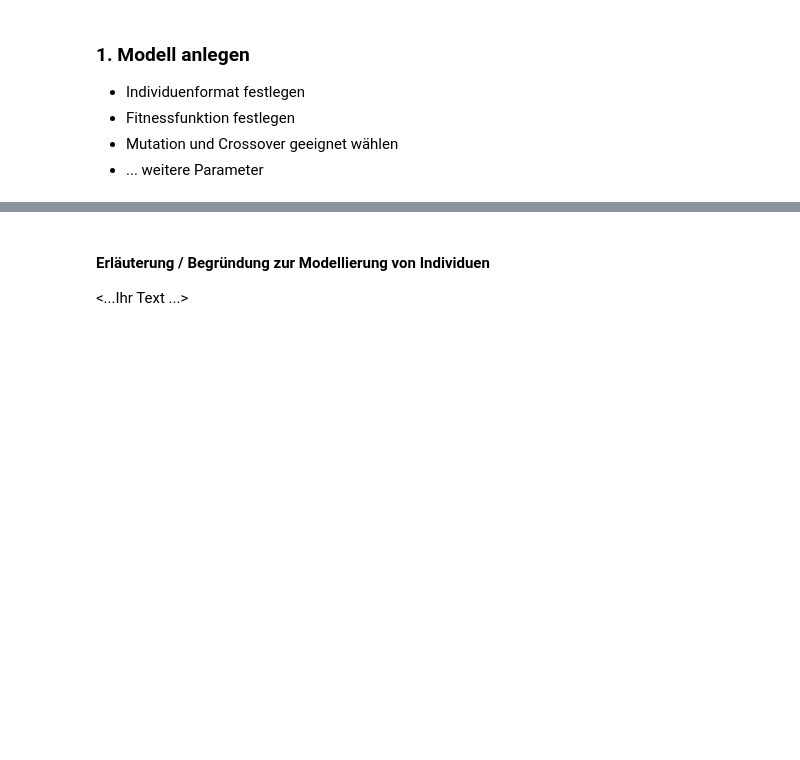
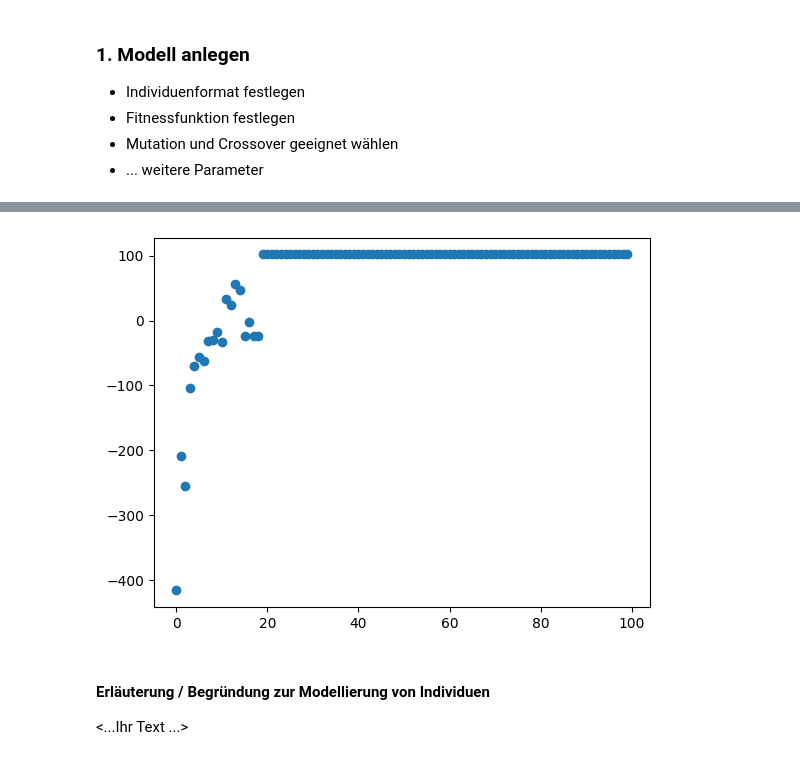
Before and after one commit to timteller/kuenstliche_intelligenz, a Jupyter notebook: Assignment_Evolution_CSP.ipynb, the cells around one changed output, grey strips where cells are left out. Drawn from its saved outputs; the diff is of its cells as text; code cells hidden in the pictures; blank space fills up the shorter version.

```diff
--- a/Assignment_Evolution_CSP.ipynb
+++ b/Assignment_Evolution_CSP.ipynb
@@ -129,6 +131,7 @@ from deap import algorithms, base, creator, tools
 # Individuum definieren
 # Ihr Code
 
+print(schedule)
 print_schedule(schedule)
 
 def clac_unfairness(scores_by_study_program):
@@ -136,7 +139,7 @@ def clac_unfairness(scores_by_study_program):
     var = np.var(vals)
     return var
 
-def clac_fittnes(schedule,week_number,configuration):
+def calc_fittnes(schedule,week_number,configuration):
     day_num = len(configuration['days'])
     room_num = 2
     slot_num = len(configuration['time_slots'])
@@ -191,7 +194,7 @@ def clac_fittnes(schedule,week_number,configuration):
             prev_slot = schedule[day][prev_key]
             slot = schedule[day][key]
             for k in range(0,room_num):
-                if(prev_slot[k] == slot[k]):
+                if(slot[k] in prev_slot):
                     consecutive_popularity_scores_by_study_program[slot[k]] += course_consecutive_popularity
 
     for day in schedule:
@@ -214,7 +217,7 @@ def clac_fittnes(schedule,week_number,configuration):
         if courses_per_program[study_program] <= 1:
             del parallel_popularity_scores_by_study_program[study_program]
 
-    print(parallel_popularity_scores_by_study_program)
+    # print(parallel_popularity_scores_by_study_program)
     # print(consecutive_popularity_scores_by_study_program)
     # print(day_popularity_scores_by_study_program)
     # print(slot_popularity_scores_by_study_program)
@@ -224,7 +227,7 @@ def clac_fittnes(schedule,week_number,configuration):
     unfairness_day_popularity_scores = clac_unfairness(day_popularity_scores_by_study_program)
     unfairness_slot_popularity_scores = clac_unfairness(slot_popularity_scores_by_study_program)
 
-    print(unfairness_parallel_popularity_scores)
+    # print(unfairness_parallel_popularity_scores)
     # print(unfairness_consecutive_popularity_scores)
     # print(unfairness_day_popularity_scores)
     # print(unfairness_slot_popularity_scores)
@@ -246,9 +249,90 @@ def clac_fittnes(schedule,week_number,configuration):
                     -   unproportional_slots_penalty
     #TODO:          -   PENALTY_FOR_LATE_EARY_SLOTS
     #TODO:          -   PENALTY_FOR_NOT_A_SLOT_EVERY_DAY
-    print(total_score)
+    # print(total_score)
     return total_score
 
 # print(schedule)
-clac_fittnes(schedule,week_number,configuration)
+
+
+
+def mutate_schedule(schedule, mutation_probability=0.2):
+    room_num = 2
+    new_schedule = deepcopy(schedule)
+    all_positions = [
+        (day, slot, room)
+        for day in new_schedule
+        for slot in new_schedule[day]
+        for room in range(room_num)
+    ]
+
+    if random.random() < mutation_probability:
+        pos1, pos2 = random.sample(all_positions, 2)
+
+        d1, s1, r1 = pos1
+        d2, s2, r2 = pos2
+
+        # Swap
+        new_schedule[d1][s1][r1], new_schedule[d2][s2][r2] = \
+            new_schedule[d2][s2][r2], new_schedule[d1][s1][r1]
+
+    return new_schedule
+
+def crossover_schedules(parent1, parent2):
+    child1 = deepcopy(parent1)
+    child2 = deepcopy(parent2)
+
+    days = list(parent1.keys())
+    crossover_day = random.choice(days)
+
+    # Austausch ab crossover_day
+    switch = False
+    for day in days:
+        if day == crossover_day:
+            switch = True
+        if switch:
+            child1[day], child2[day] = deepcopy(parent2[day]), deepcopy(parent1[day])
+
+    return child1, child2
+
+generations_range = range(0,100)
+best_scores = []
+popilation_size = 100
+population = []
+population_scores = []
+week_number = 2  # Zum Beispiel die erste Prüfungswoche
+for i in range(0,popilation_size):
+    schedule = random_assign_timeslots(week_number, configuration)
+    population.append(schedule)
+    population_scores.append(calc_fittnes(schedule,week_number,configuration))
+
+
+
+best_schedule = None
+for i in generations_range:
+    # Population nach Fitness sortieren
+    sorted_population = [x for _, x in sorted(zip(population_scores, population), key=lambda pair: pair[0], reverse=True)]
+    top_half = sorted_population[:popilation_size // 2]
+
+    # Neue Population durch Crossover
+    new_population = []
+    while len(new_population) < popilation_size // 2:
+        parent1, parent2 = random.sample(top_half, 2)
+        child1, child2 = crossover_schedules(parent1, parent2)
+        new_population.append(child1)
+        if len(new_population) < popilation_size // 2:
+            new_population.append(child2)
+
+    # Neue Gesamtpopulation und zugehörige Fitness
+    population = top_half + new_population
+    population_scores = [calc_fittnes(ind, week_number, configuration) for ind in population]
+
+    best_scores.append(min(population_scores))
+    best_schedule = sorted_population[0]
+
+
+plt.scatter(generations_range,best_scores)
+plt.show()
+
+print(best_schedule)
 # %% [output]
@@ -268,3 +349,4 @@ np.float64(-177.3027975308642)
+[figure, added]
 # %% [markdown]
 #### Erläuterung / Begründung zur Modellierung von Individuen
 
```
Also changed, not shown: parts of 2 cells of this notebook.
